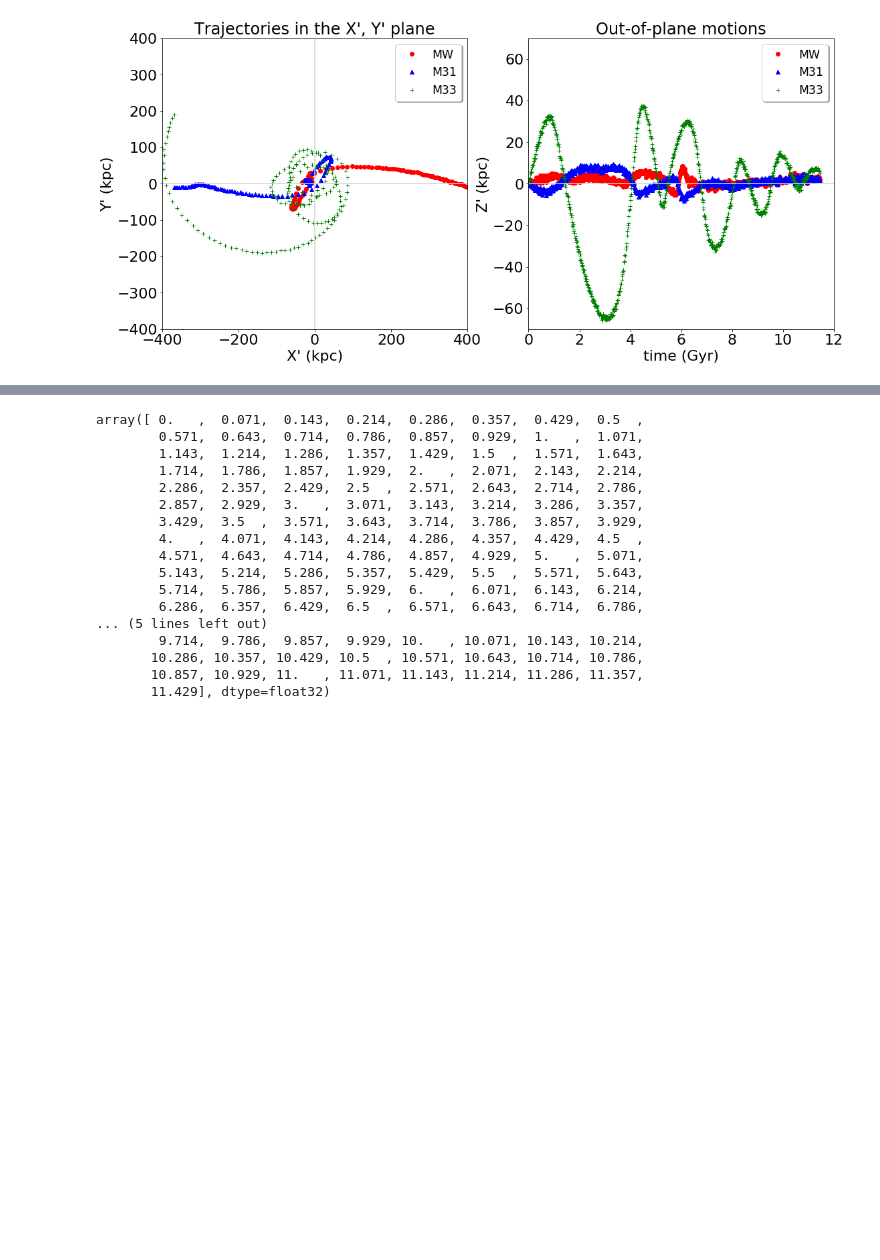
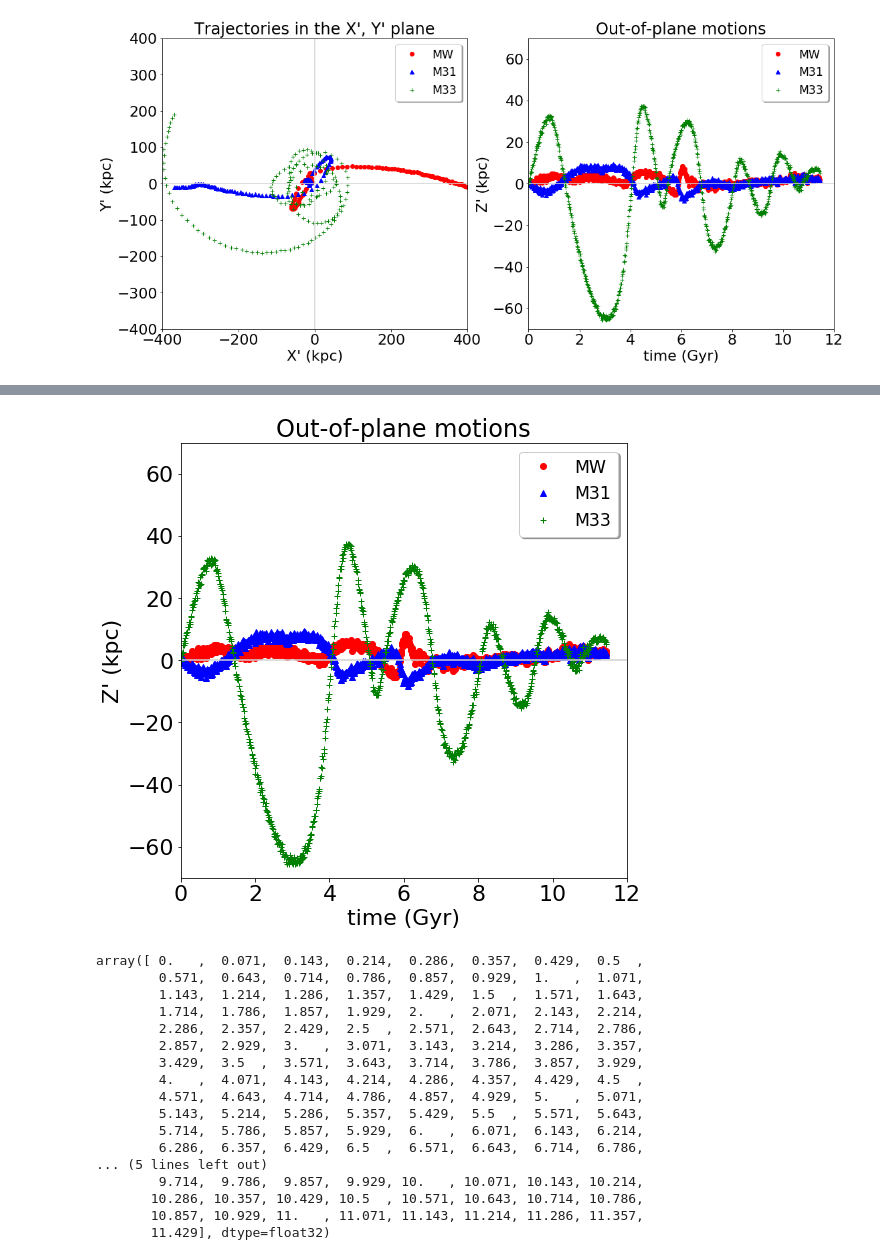
Before and after one commit to colinleach/400B_Leach, a Jupyter notebook: Project/notebooks/Inclinations_trajectories.ipynb, the cells around one changed output, grey strips where cells are left out. Drawn from its saved outputs; the diff is of its cells as text; code cells hidden in the pictures; blank space fills up the shorter version.

```diff
--- a/Project/notebooks/Inclinations_trajectories.ipynb
+++ b/Project/notebooks/Inclinations_trajectories.ipynb
@@ -146,3 +175,35 @@ plt.savefig('trajectories.pdf', rasterized=True, dpi=350);
+# %%
+fig = plt.figure(figsize=(8,8))
+
+ax1 = plt.subplot()
+
+# add the curves
+ax1.plot(t, MW_rotated[2], 'ro', label='MW')
+ax1.plot(t, M31_rotated[2], 'b^', label='M31')
+ax1.plot(t, M33_rotated[2], 'g+', label='M33')
+
+ax1.plot((0, 12), (0,0), color='lightgray')
+
+ax1.legend(fontsize='xx-large', shadow=True)
+
+# Add axis labels
+ax1.set_xlabel("time (Gyr)", fontsize=22)
+ax1.set_ylabel("Z' (kpc)", fontsize=22)
+
+ax1.set_title("Out-of-plane motions", fontsize=24)
+
+#set axis limits
+ax1.set_xlim(0,12)
+ax1.set_ylim(-70, 70)
+
+#adjust tick label font size
+label_size = 22
+matplotlib.rcParams['xtick.labelsize'] = label_size
+matplotlib.rcParams['ytick.labelsize'] = label_size
+
+plt.savefig('traj_z.pdf', rasterized=True, dpi=350);
+# %% [output]
+[figure, added]
 # %%
 t[::5]
 # %% [output]
```
Also changed, not shown: parts of 9 cells of this notebook, 14 other files.
